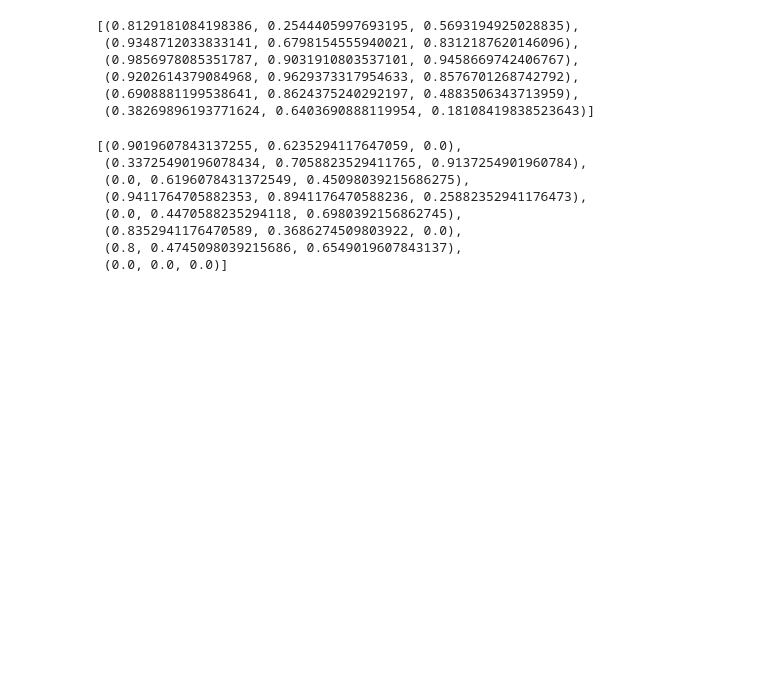
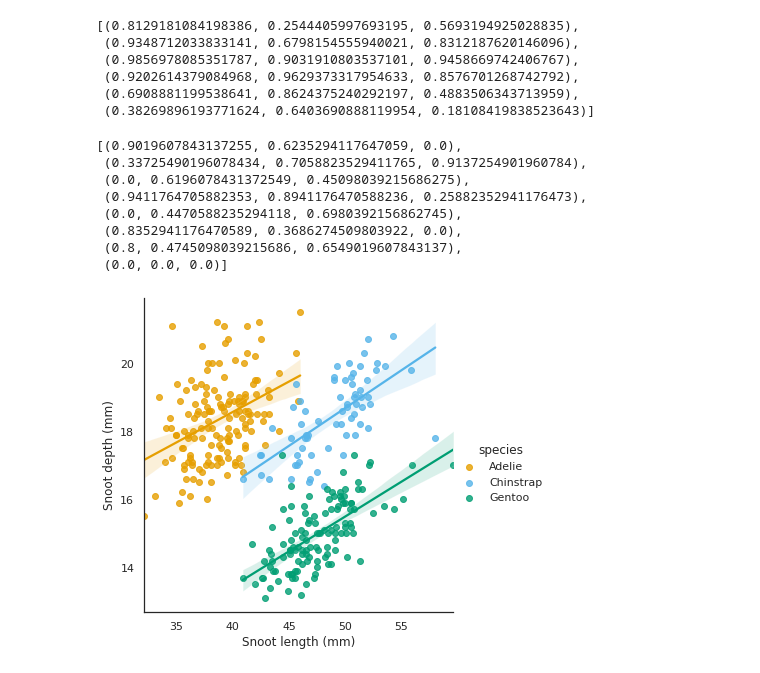
Before and after one commit to bast/docenhance-data-visualization, a Jupyter notebook: jupyter/colors.ipynb, the cells around one changed output. Cells and saved outputs as stored; diff of their text form; code cells hidden in the pictures; blank space fills up the shorter version.

Commit message:
add examples for the 3 color scales

```diff
--- a/jupyter/colors.ipynb
+++ b/jupyter/colors.ipynb
@@ -39,3 +39,26 @@ sns.color_palette(colors)
  (0.8352941176470589, 0.3686274509803922, 0.0),
  (0.8, 0.4745098039215686, 0.6549019607843137),
  (0.0, 0.0, 0.0)]
+# %%
+# from https://seaborn.pydata.org/examples/multiple_regression.html
+
+#sns.set_theme()
+sns.set_theme(style="white")
+sns.set_palette(colors)
+
+# Load the penguins dataset
+penguins = sns.load_dataset("penguins")
+
+# Plot sepal width as a function of sepal_length across days
+g = sns.lmplot(
+    data=penguins,
+    x="bill_length_mm", y="bill_depth_mm", hue="species",
+    height=5
+)
+
+# Use more informative axis labels than are provided by default
+g.set_axis_labels("Snoot length (mm)", "Snoot depth (mm)")
+
+g.savefig("colors-scatter.png")
+# %% [output]
+[figure, added]
```
Also changed, not shown: parts of 2 cells of this notebook, 4 other files.
